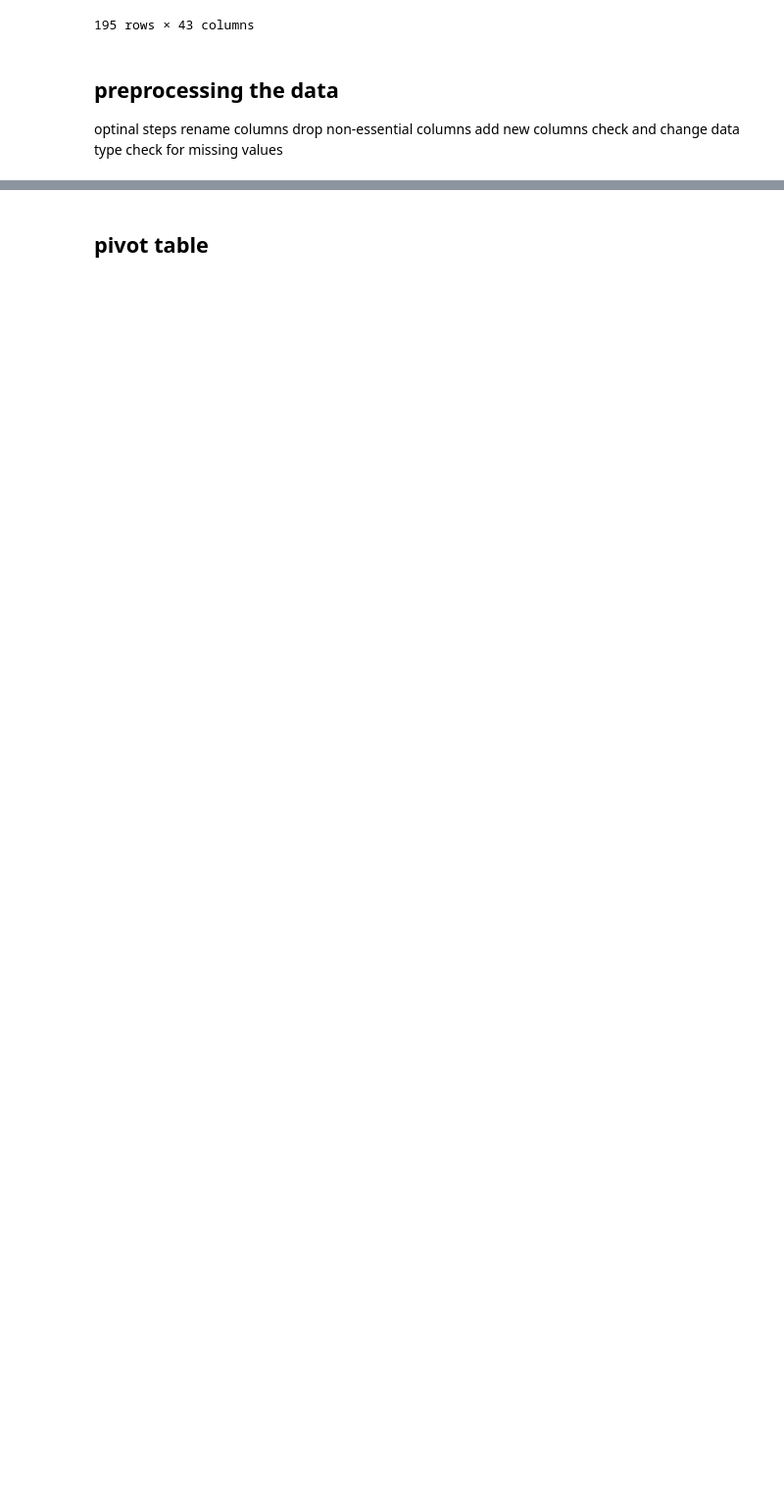
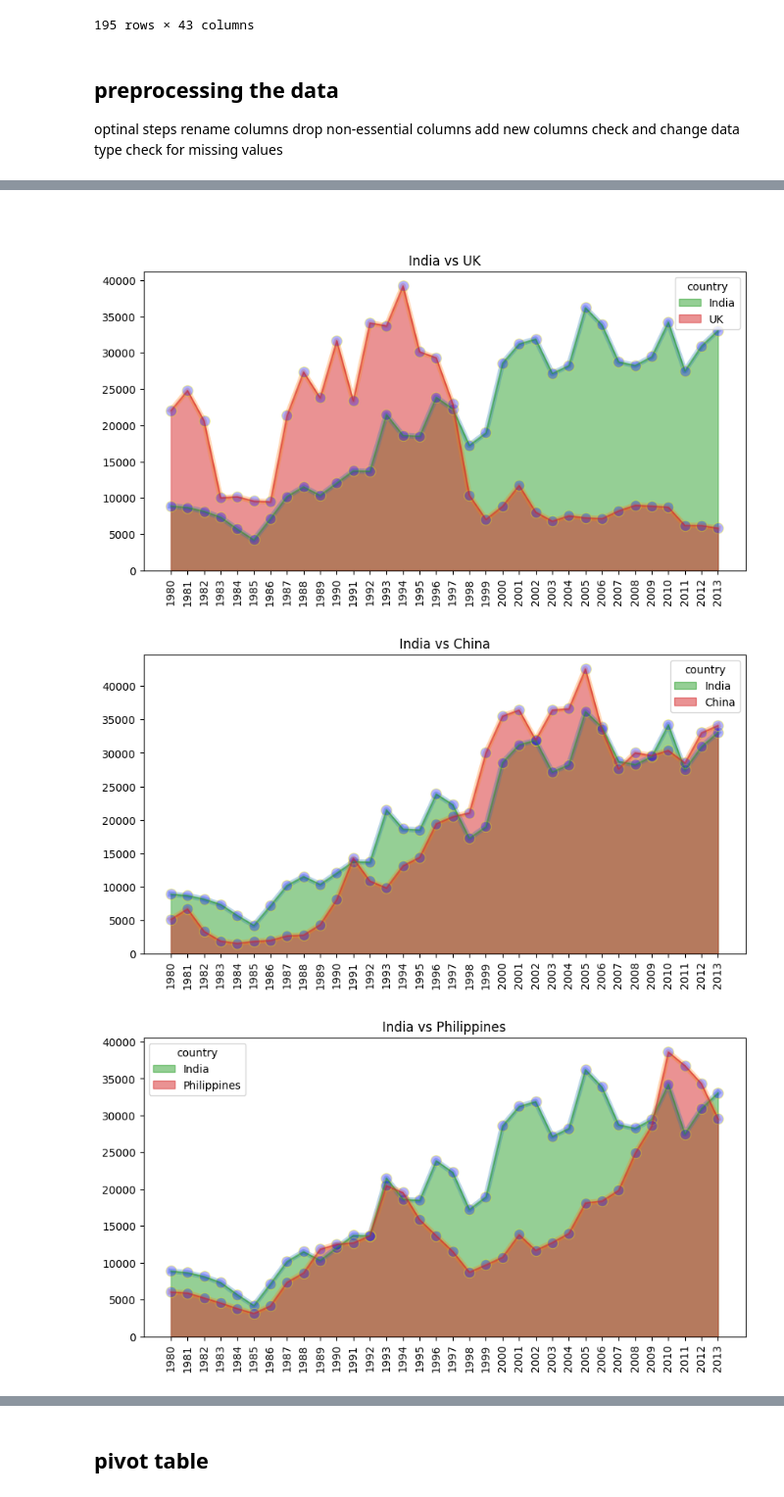
Before and after one commit to Rajya-singh/python-data-analytics, a Jupyter notebook: immigration_analysis/analysis.ipynb, the cells around one changed output, grey strips where cells are left out. Shown at 98% size. Saved outputs shown, nothing was run; the diff lists cells and outputs as text; code cells hidden in the pictures; blank space fills up the shorter version.

```diff
--- a/immigration_analysis/analysis.ipynb
+++ b/immigration_analysis/analysis.ipynb
@@ -42,0 +258,3 @@ df
+# %%
+df.set_index('country', inplace=True)
+df.head()
@@ -43 +269,31 @@ df
+# %%
+def country_wise_immigration(countries=['Japan','France']):
+    ax = df.loc[countries][years].T.plot(
+    figsize=(10,5),
+    legend=False,
+    marker='o', # `x, +, *, s, d, o, ., 1, 2, 3, 4, h, H, _`
+    ms=10, # or markersize=5
+    lw=5, # or linewidth=5
+    alpha=0.3, # transparency
+    linestyle='-', # or '--' or '-.' or ':'
+    markerfacecolor='blue',
+    markeredgecolor='yellow',
+    title = " vs ".join(countries),
+    )
+    df.loc[countries][years].T.plot(kind='area',
+        ax=ax,
+        stacked=False,
+        xticks=range(0, 34),
+        rot=90
+    )
+# %% [markdown]
+##
+# %%
+country_wise_immigration(['India','UK'])
+country_wise_immigration(['India','China'])
+country_wise_immigration(['India','Philippines'])
+# %% [output]
+[figure, added]
+[figure, added]
+[figure, added]
 # %%
```
Also changed, not shown: parts of 41 cells of this notebook.
